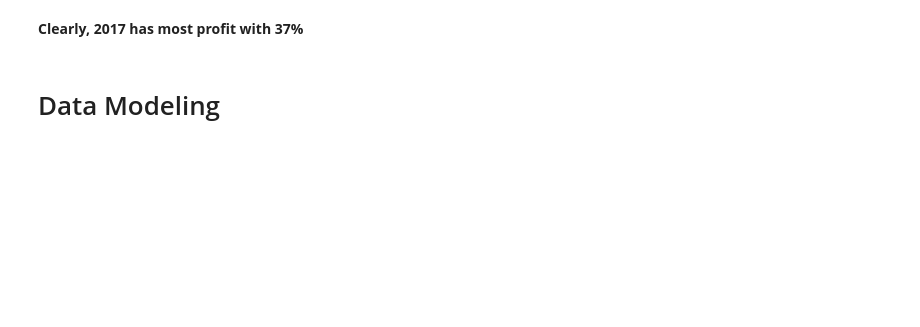
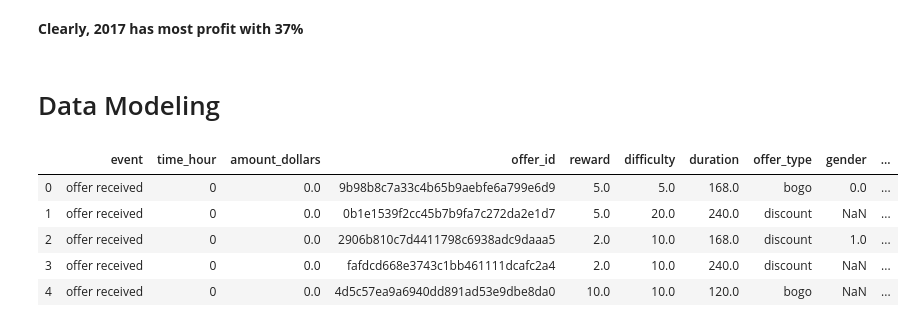
Before and after one commit to ashwanisng/Starbucks-Capstone, a Jupyter notebook: Starbucks Capstone.ipynb, the cells around one changed output. Drawn from its saved outputs; the diff is of its cells as text; code cells hidden in the pictures; blank space fills up the shorter version.

```diff
--- a/Starbucks Capstone.ipynb
+++ b/Starbucks Capstone.ipynb
@@ -833,3 +833,15 @@ plt.xlabel('Year Distribution',labelpad=30);
 **Clearly, 2017 has most profit with 37%**
 # %% [markdown]
 # Data Modeling
+# %%
+#Making the model_df for modelling purpose. Keeping only the necesarry columns and removing the rest.
+data_model = df_combine.copy()
+data_model = data_model.drop(['offer received', 'offer viewed','transaction', 'offer completed','bogo', 'informational', 'discount', 'email', 'web', 'mobile', 'social','age','income_range','became_member_on', 'membership_month','membership_day','reward_given','customer_id'],axis=1)
+data_model.head()
+# %% [output]
+|  | event | time_hour | amount_dollars | offer_id | reward | difficulty | duration | offer_type | gender | ... |
+| 0 | offer received | 0 | 0.0 | 9b98b8c7a33c4b65b9aebfe6a799e6d9 | 5.0 | 5.0 | 168.0 | bogo | 0.0 | ... |
+| 1 | offer received | 0 | 0.0 | 0b1e1539f2cc45b7b9fa7c272da2e1d7 | 5.0 | 20.0 | 240.0 | discount | NaN | ... |
+| 2 | offer received | 0 | 0.0 | 2906b810c7d4411798c6938adc9daaa5 | 2.0 | 10.0 | 168.0 | discount | 1.0 | ... |
+| 3 | offer received | 0 | 0.0 | fafdcd668e3743c1bb461111dcafc2a4 | 2.0 | 10.0 | 240.0 | discount | NaN | ... |
+| 4 | offer received | 0 | 0.0 | 4d5c57ea9a6940dd891ad53e9dbe8da0 | 10.0 | 10.0 | 120.0 | bogo | NaN | ... |
```
Also changed, not shown: parts of 3 cells of this notebook.
